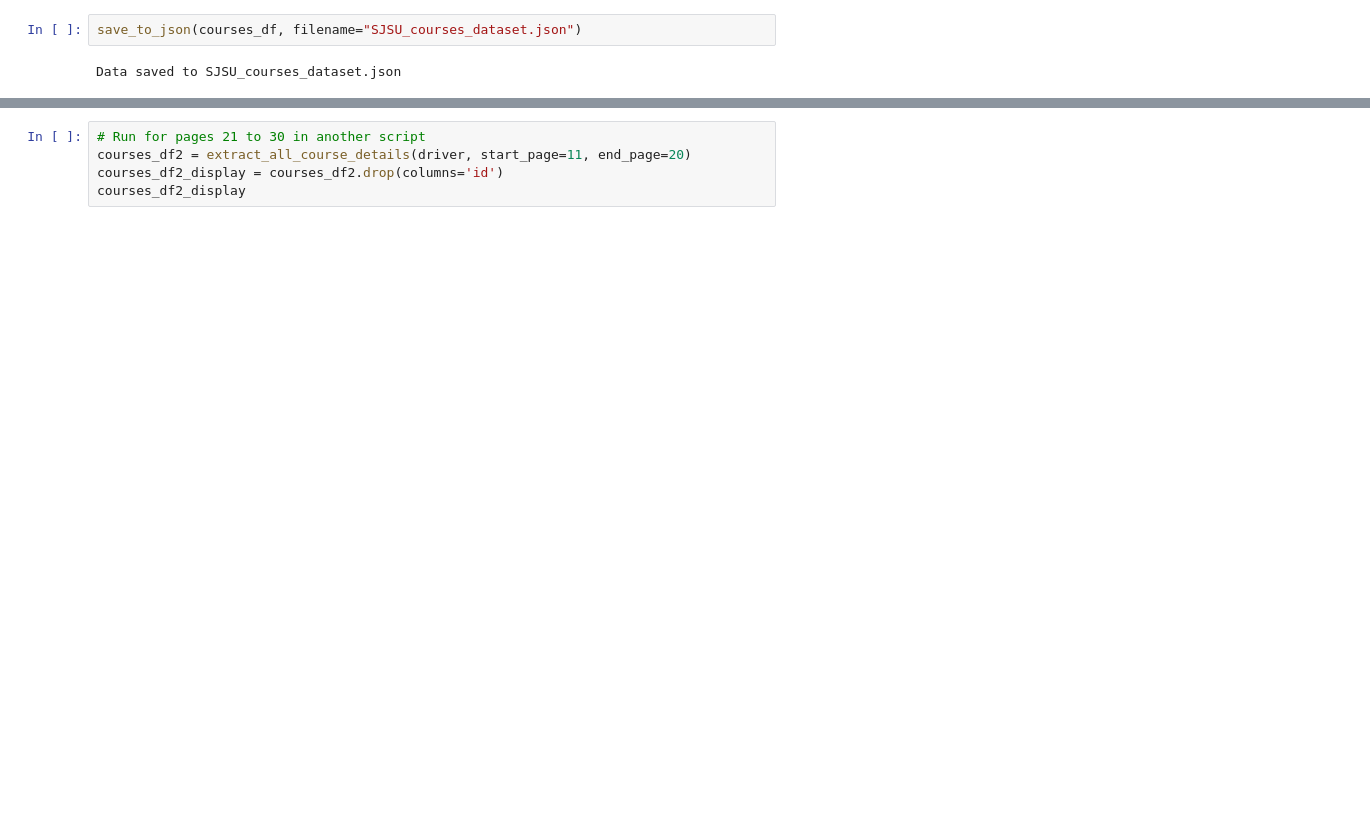
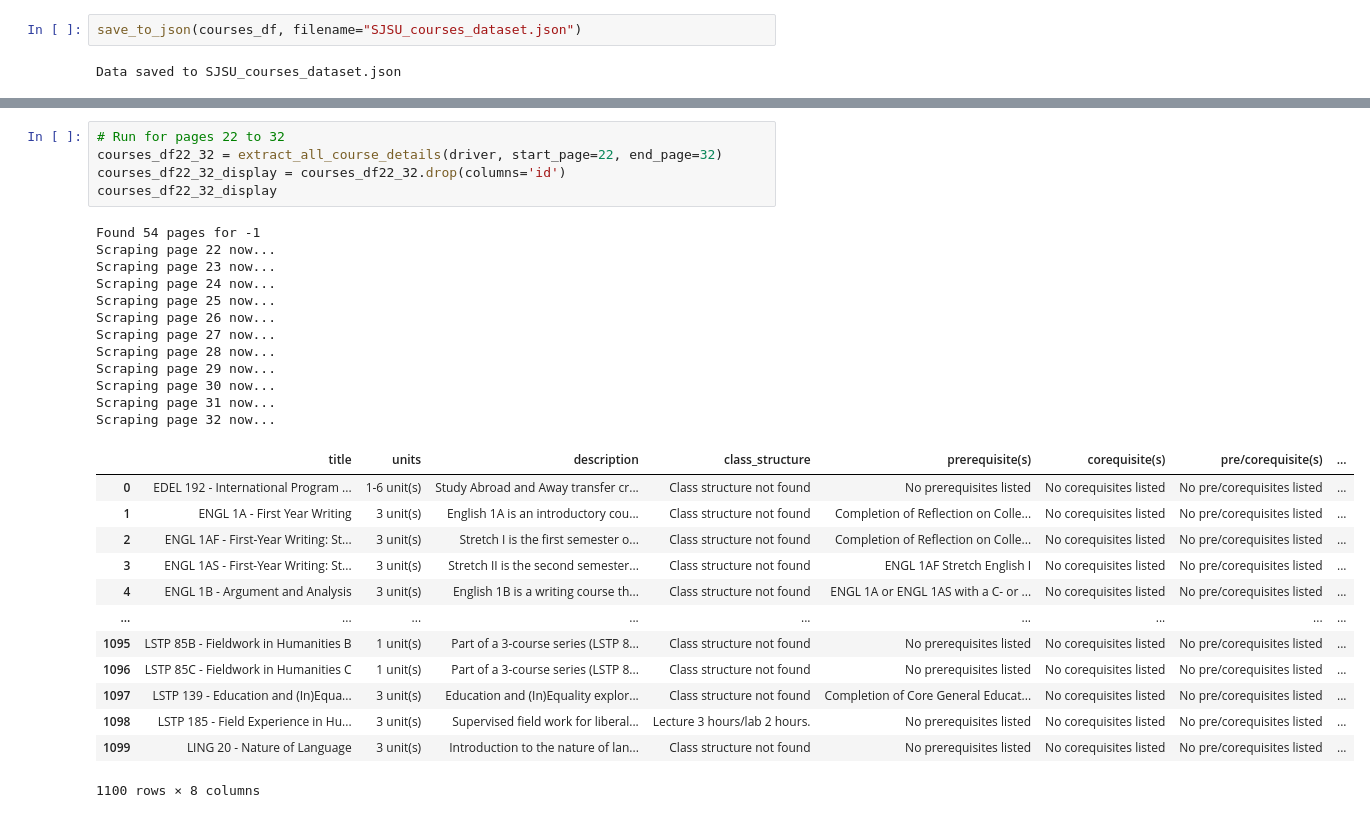
Before and after one commit to jeffreyong15/Counsel.NLP, a Jupyter notebook: Baseline Experiment/Data Collection/Data_Collection_Jeffrey.ipynb, the cells around one changed output, grey strips where cells are left out. Drawn from its saved outputs; the diff is of its cells as text; blank space fills up the shorter version.

```diff
--- a/Baseline Experiment/Data Collection/Data_Collection_Jeffrey.ipynb
+++ b/Baseline Experiment/Data Collection/Data_Collection_Jeffrey.ipynb
@@ -558,6 +610,32 @@ courses_df2_display
 # %%
-# Run for pages 21 to 30 in another script
-courses_df2 = extract_all_course_details(driver, start_page=11, end_page=20)
-courses_df2_display = courses_df2.drop(columns='id')
-courses_df2_display
+# Run for pages 22 to 32
+courses_df22_32 = extract_all_course_details(driver, start_page=22, end_page=32)
+courses_df22_32_display = courses_df22_32.drop(columns='id')
+courses_df22_32_display
+# %% [output]
+Found 54 pages for -1
+Scraping page 22 now...
+Scraping page 23 now...
+Scraping page 24 now...
+Scraping page 25 now...
+Scraping page 26 now...
+Scraping page 27 now...
+Scraping page 28 now...
+Scraping page 29 now...
+Scraping page 30 now...
+Scraping page 31 now...
+Scraping page 32 now...
+|  | title | units | description | class_structure | prerequisite(s) | corequisite(s) | pre/corequisite(s) | ... |
+| 0 | EDEL 192 - International Program ... | 1-6 unit(s) | Study Abroad and Away transfer cr... | Class structure not found | No prerequisites listed | No corequisites listed | No pre/corequisites listed | ... |
+| 1 | ENGL 1A - First Year Writing | 3 unit(s) | English 1A is an introductory cou... | Class structure not found | Completion of Reflection on Colle... | No corequisites listed | No pre/corequisites listed | ... |
+| 2 | ENGL 1AF - First-Year Writing: St... | 3 unit(s) | Stretch I is the first semester o... | Class structure not found | Completion of Reflection on Colle... | No corequisites listed | No pre/corequisites listed | ... |
+| 3 | ENGL 1AS - First-Year Writing: St... | 3 unit(s) | Stretch II is the second semester... | Class structure not found | ENGL 1AF Stretch English I | No corequisites listed | No pre/corequisites listed | ... |
+| 4 | ENGL 1B - Argument and Analysis | 3 unit(s) | English 1B is a writing course th... | Class structure not found | ENGL 1A or ENGL 1AS with a C- or ... | No corequisites listed | No pre/corequisites listed | ... |
+| ... | ... | ... | ... | ... | ... | ... | ... | ... |
+| 1095 | LSTP 85B - Fieldwork in Humanities B | 1 unit(s) | Part of a 3-course series (LSTP 8... | Class structure not found | No prerequisites listed | No corequisites listed | No pre/corequisites listed | ... |
+| 1096 | LSTP 85C - Fieldwork in Humanities C | 1 unit(s) | Part of a 3-course series (LSTP 8... | Class structure not found | No prerequisites listed | No corequisites listed | No pre/corequisites listed | ... |
+| 1097 | LSTP 139 - Education and (In)Equa... | 3 unit(s) | Education and (In)Equality explor... | Class structure not found | Completion of Core General Educat... | No corequisites listed | No pre/corequisites listed | ... |
+| 1098 | LSTP 185 - Field Experience in Hu... | 3 unit(s) | Supervised field work for liberal... | Lecture 3 hours/lab 2 hours. | No prerequisites listed | No corequisites listed | No pre/corequisites listed | ... |
+| 1099 | LING 20 - Nature of Language | 3 unit(s) | Introduction to the nature of lan... | Class structure not found | No prerequisites listed | No corequisites listed | No pre/corequisites listed | ... |
+1100 rows × 8 columns
 # %%
```
Also changed, not shown: parts of 11 cells of this notebook.
